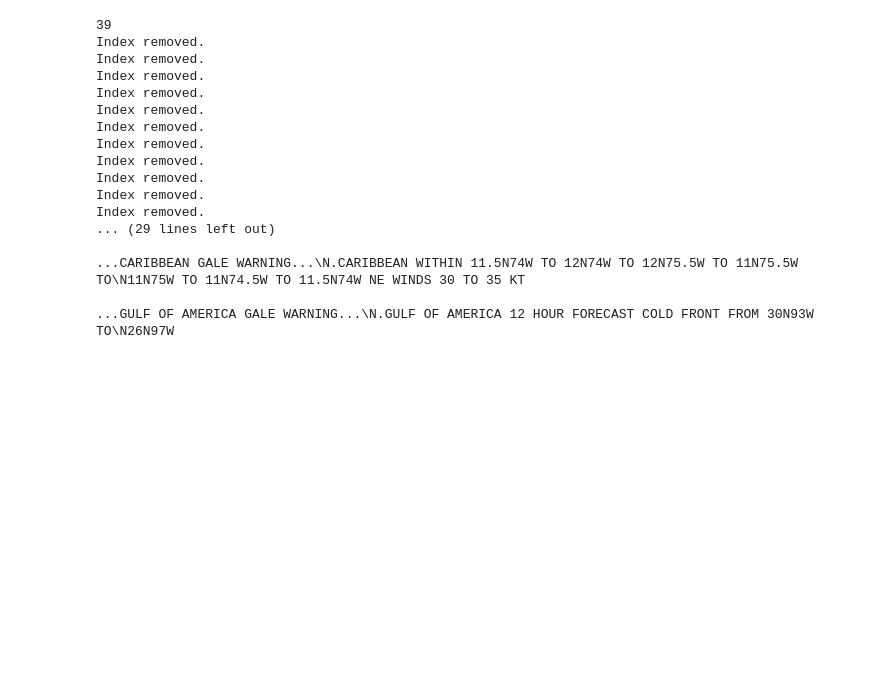
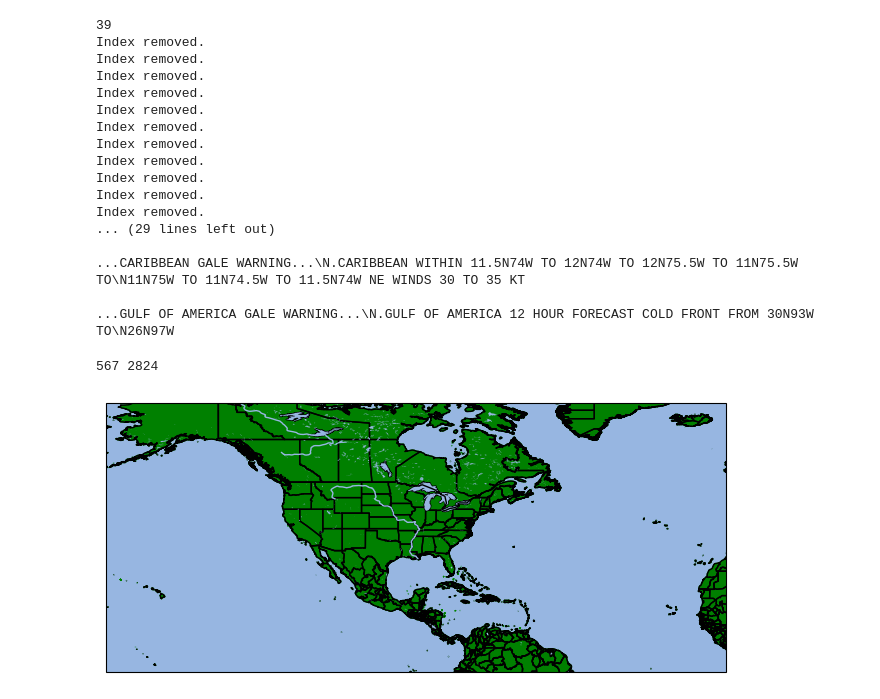
Before and after one commit to mumano/TC_watches_warnings, a Jupyter notebook: lapentaworkspace.ipynb, the cells around one changed output. Drawn from its saved outputs; the diff is of its cells as text; code cells hidden in the pictures; blank space fills up the shorter version.

```diff
--- a/lapentaworkspace.ipynb
+++ b/lapentaworkspace.ipynb
@@ -731,3 +729,30 @@ Index removed.
 ...CARIBBEAN GALE WARNING...\N.CARIBBEAN WITHIN 11.5N74W TO 12N74W TO 12N75.5W TO 11N75.5W TO\N11N75W TO 11N74.5W TO 11.5N74W NE WINDS 30 TO 35 KT
 
 ...GULF OF AMERICA GALE WARNING...\N.GULF OF AMERICA 12 HOUR FORECAST COLD FRONT FROM 30N93W TO\N26N97W
+# %%
+url = f'https://www.nhc.noaa.gov/archive/text/HSFAT2/2026/HSFAT2.202601100317.txt'
+infile = urllib.request.urlopen(url)
+f = infile.read()
+first = str(f).find('.WARNINGS')
+sec = str(f).find('SYNOPSIS AND FORECAST')
+f = str(f)[first:sec]
+print(first, sec)
+f = f.split()
+
+#Defines the map projection
+#projection = ccrs.AlbersEqualArea(central_latitude=0, central_longitude=-75)                                  #this map project leaves in the curvature of the earth
+projection = ccrs.PlateCarree() #perhaps this may be a better map to plot on because of the orientation (horizontal)
+
+# Creates a figure and add features to the map. The map created will be a map of the United States, Mexico, Central America, and the Caribbean.
+fig = plt.figure(figsize=(8, 8))
+ax = fig.add_subplot(1, 1, 1, projection=projection)
+ax.add_feature(cfeature.STATES.with_scale('10m'), edgecolor= 'black')
+ax.add_feature(cfeature.OCEAN.with_scale('10m'))
+ax.add_feature(cfeature.LAKES.with_scale('10m'))
+ax.add_feature(cfeature.LAND.with_scale('10m'), color='g')
+ax.add_feature(cfeature.BORDERS.with_scale('10m'))
+ax.add_feature(cartopy.feature.RIVERS)
+ax.set_extent([-170, -10, 0, 25])
+# %% [output]
+567 2824
+[figure, added]
```
Also changed, not shown: parts of 3 cells of this notebook.
